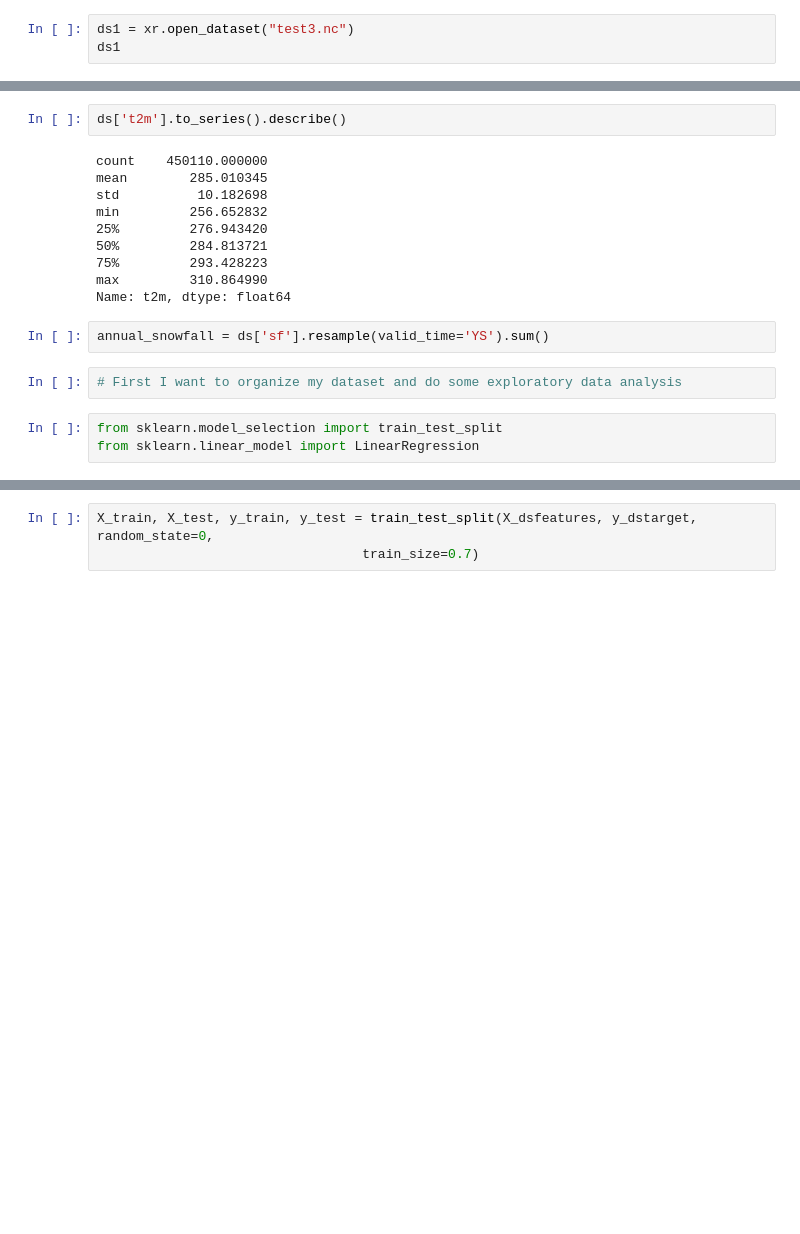
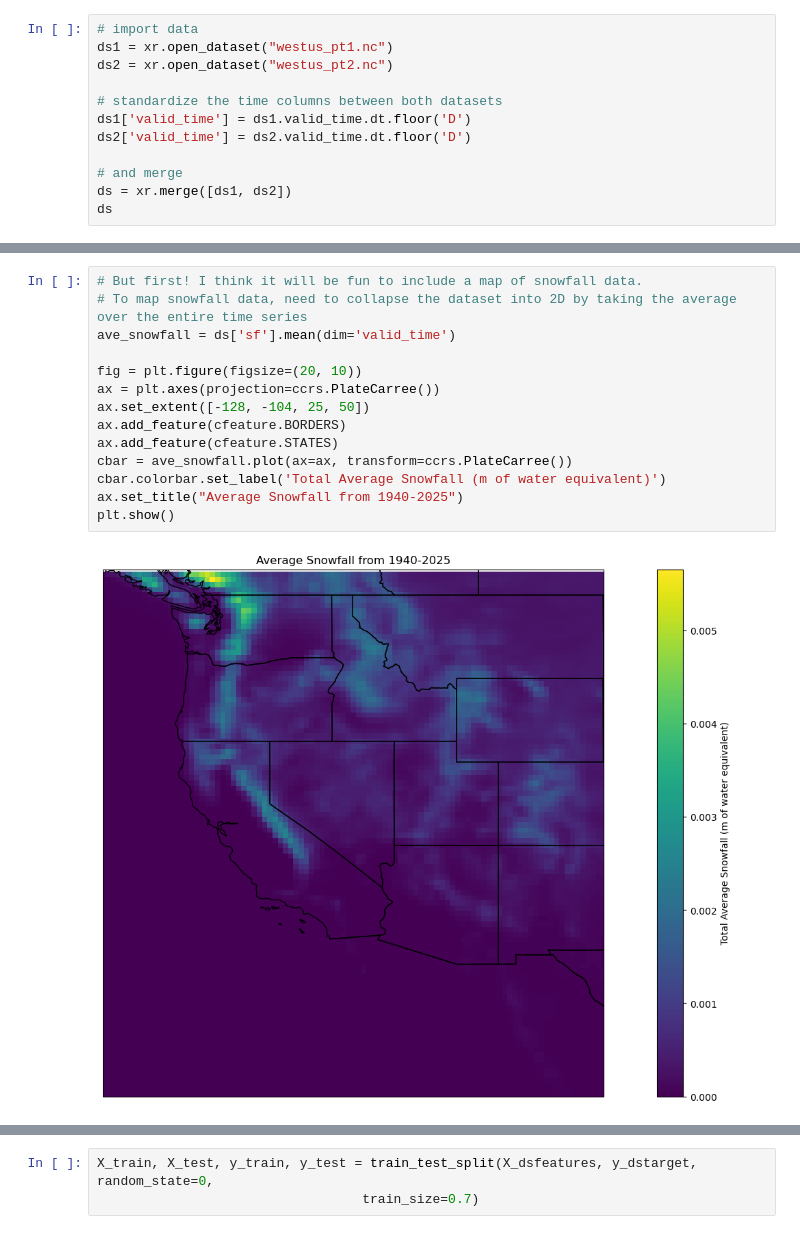
Before and after one commit to brietteshea/ATMS-523-Module8, a Jupyter notebook: Module8Assignment.ipynb, the cells around one changed output, grey strips where cells are left out. Saved outputs shown, nothing was run; the diff lists cells and outputs as text; blank space fills up the shorter version.

```diff
--- a/Module8Assignment.ipynb
+++ b/Module8Assignment.ipynb
@@ -8,4 +35,13 @@ import matplotlib.pyplot as plt
 # %%
-ds1 = xr.open_dataset("test3.nc")
-ds1
+# import data
+ds1 = xr.open_dataset("westus_pt1.nc")
+ds2 = xr.open_dataset("westus_pt2.nc")
+
+# standardize the time columns between both datasets
+ds1['valid_time'] = ds1.valid_time.dt.floor('D')
+ds2['valid_time'] = ds2.valid_time.dt.floor('D')
+
+# and merge
+ds = xr.merge([ds1, ds2])
+ds
 # %% [output]
@@ -108,19 +76,16 @@ Data variables:
-# %%
-ds['t2m'].to_series().describe()
-# %% [output]
-count    450110.000000
-mean        285.010345
-std          10.182698
-min         256.652832
-25%         276.943420
-50%         284.813721
-75%         293.428223
-max         310.864990
-Name: t2m, dtype: float64
-# %%
-annual_snowfall = ds['sf'].resample(valid_time='YS').sum()
-# %%
-# First I want to organize my dataset and do some exploratory data analysis
-# %%
-from sklearn.model_selection import train_test_split
-from sklearn.linear_model import LinearRegression
+# %%
+# But first! I think it will be fun to include a map of snowfall data.
+# To map snowfall data, need to collapse the dataset into 2D by taking the average over the entire time series
+ave_snowfall = ds['sf'].mean(dim='valid_time')
+
+fig = plt.figure(figsize=(20, 10))
+ax = plt.axes(projection=ccrs.PlateCarree())
+ax.set_extent([-128, -104, 25, 50])
+ax.add_feature(cfeature.BORDERS)
+ax.add_feature(cfeature.STATES)
+cbar = ave_snowfall.plot(ax=ax, transform=ccrs.PlateCarree())
+cbar.colorbar.set_label('Total Average Snowfall (m of water equivalent)')
+ax.set_title("Average Snowfall from 1940-2025")
+plt.show()
+# %% [output]
+[figure, added]
```
Also changed, not shown: parts of 28 cells of this notebook.
